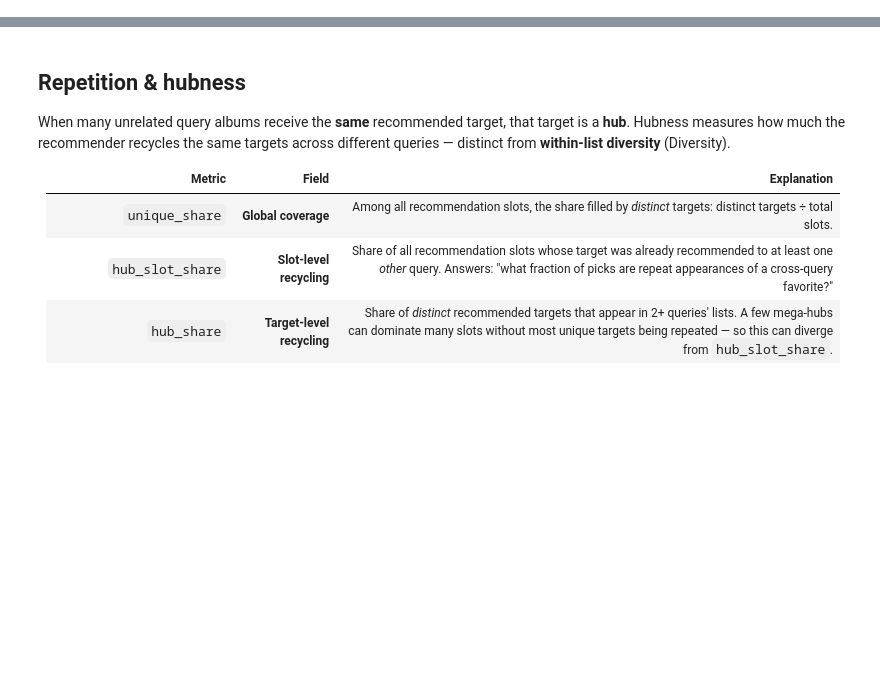
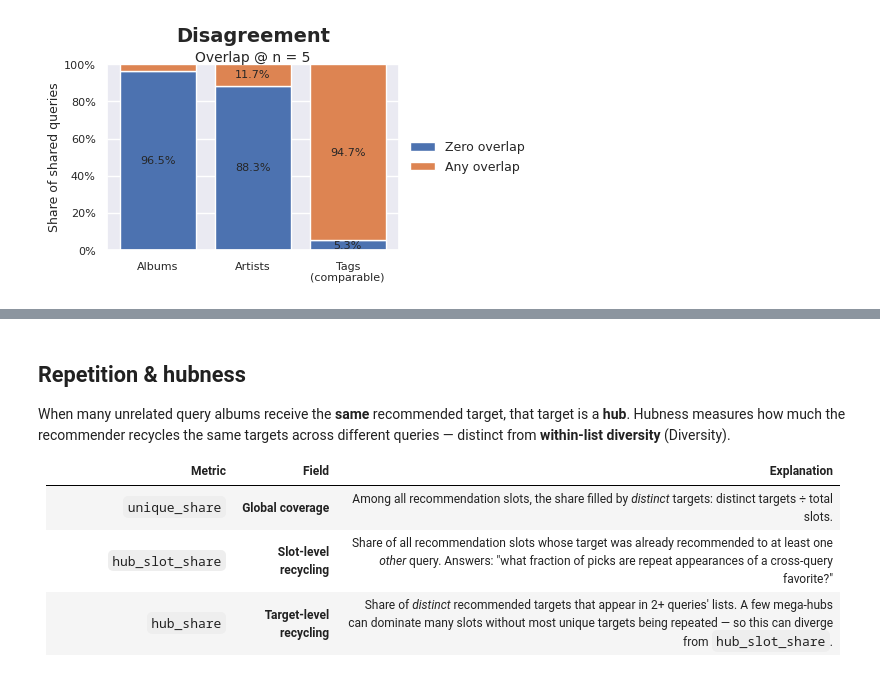
Before and after one commit to lbarleta/critical-listener, a Jupyter notebook: evaluation/lastfm_bench.ipynb, the cells around one changed output, grey strips where cells are left out. Saved outputs shown, nothing was run; the diff lists cells and outputs as text; code cells hidden in the pictures; blank space fills up the shorter version.

```diff
--- a/evaluation/lastfm_bench.ipynb
+++ b/evaluation/lastfm_bench.ipynb
@@ -85,0 +143,4 @@ Loaded cached bench data from /home/lbarleta/erdos/critical-listener/lastfm-benc
+# %%
+plot_disagreement_overlap_stacked(metrics_df, n=TOP_N, figsize=(4, 3))
+# %% [output]
+[figure, added]
```
Also changed, not shown: parts of 37 cells of this notebook, 3 other files.
